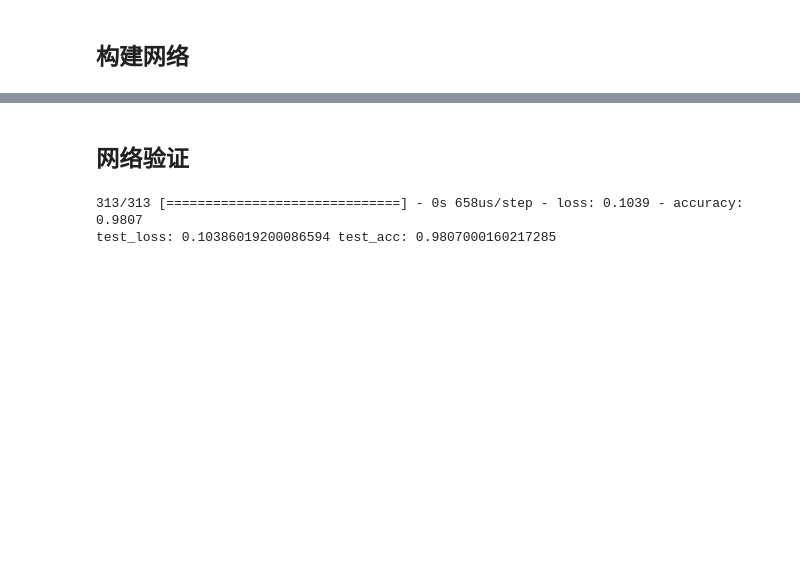
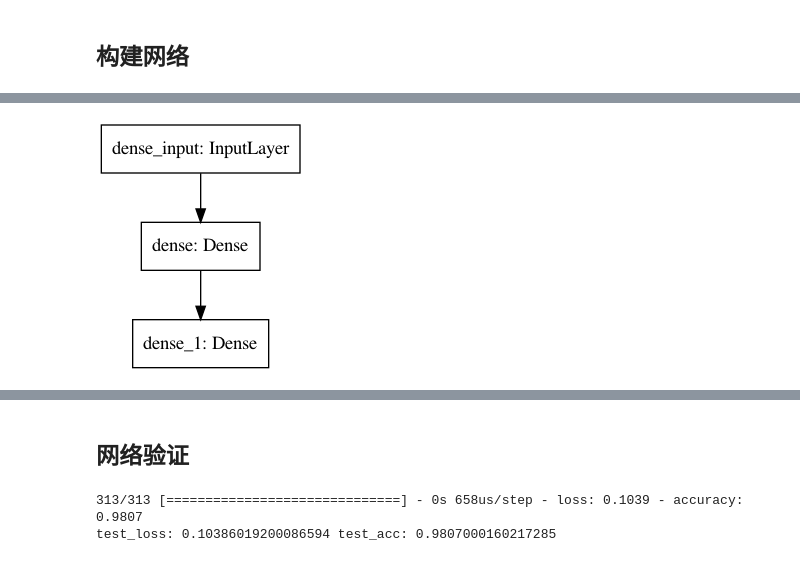
Before and after one commit to prucehuang/machine-learning-introduction, a Jupyter notebook: scripts/deep-learning/quickly_start_keras.ipynb, the cells around one changed output, grey strips where cells are left out. Drawn from its saved outputs; the diff is of its cells as text; code cells hidden in the pictures; blank space fills up the shorter version.

```diff
--- a/scripts/deep-learning/quickly_start_keras.ipynb
+++ b/scripts/deep-learning/quickly_start_keras.ipynb
@@ -123,5 +119,5 @@ network.add(layers.Dense(10, activation='softmax'))
 network.compile(optimizer='rmsprop',
                 loss='categorical_crossentropy',
                 metrics=['accuracy'])
-network.fit(train_images, train_labels, epochs=20, batch_size=128)
+network.fit(train_images, train_labels, epochs=10, batch_size=128)
 # %% [output]
@@ -145,0 +160,4 @@ Epoch 20/20
+# %%
+keras.utils.plot_model(network, "../../pic/my_first_model.png")
+# %% [output]
+[figure, added]
```
Also changed, not shown: parts of 7 cells of this notebook, 11 other files.
